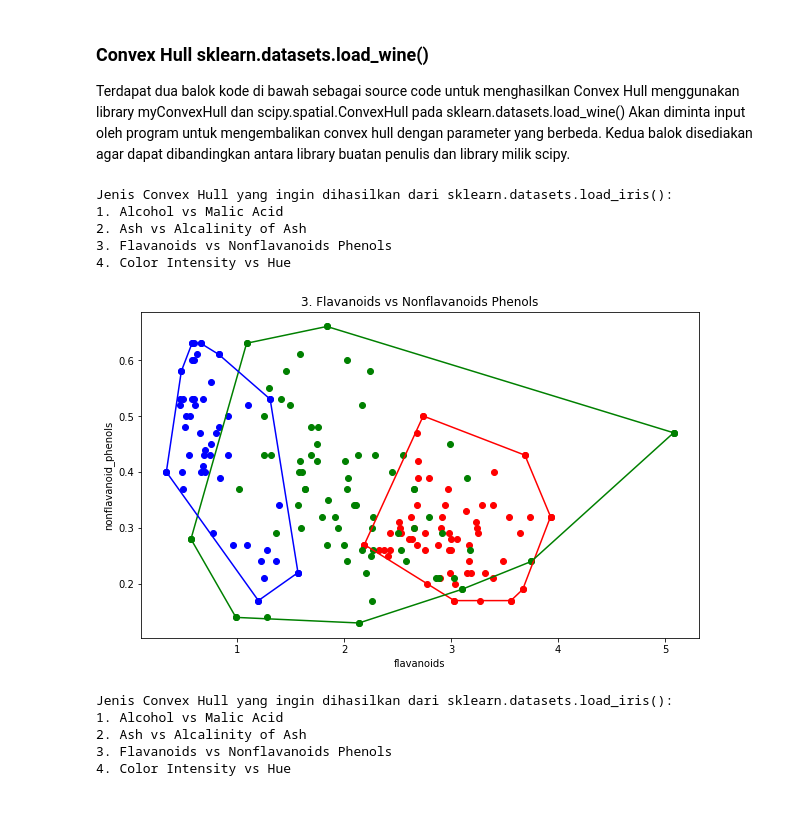
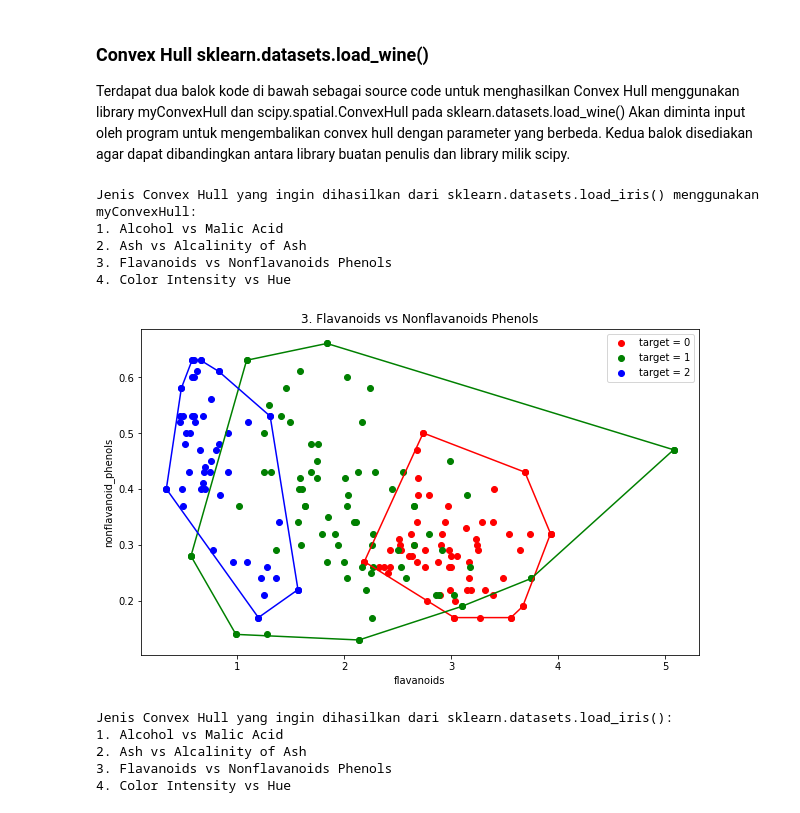
Before and after one commit to LordGedelicious/Convex-Hull-with-Python, a Jupyter notebook: src/main.ipynb, the cells around one changed output. Saved outputs shown, nothing was run; the diff lists cells and outputs as text; code cells hidden in the pictures.

```diff
--- a/src/main.ipynb
+++ b/src/main.ipynb
@@ -212,28 +212,30 @@ while not isValidated:
         column2 = 3
         isValidated = True
 
-plt.figure(figsize = (10, 6))
+fig, ax = plt.subplots(figsize = (10, 6))
 colors = ['r', 'g', 'b']
 
-plt.title(chosenTitle)
+ax.set_title(chosenTitle)
 
 data = datasets.load_iris()
 df = pd.DataFrame(data.data, columns = data.feature_names)
 df['Target'] = pd.DataFrame(data.target)
 
-plt.xlabel(data.feature_names[column1])
-plt.ylabel(data.feature_names[column2])
+ax.set_xlabel(data.feature_names[column1])
+ax.set_ylabel(data.feature_names[column2])
 
-for i in range(len(data.target_names)): # tadi diedit dari length(data.target_names)
+for i in range(len(data.target_names)):
+    legend = "target = " + str(i)
     bucket = df[df['Target'] == i].iloc[:, [column1, column2]].values
     up, down, all = myConvexHull(bucket)
     hullDown = createListForPlot(down)
-    plt.scatter(hullDown[0], hullDown[1], color = colors[i])
-    plt.plot(hullDown[0], hullDown[1], color = colors[i])
+    ax.scatter(hullDown[0], hullDown[1], color = colors[i])
+    ax.plot(hullDown[0], hullDown[1], color = colors[i])
     hullUp = createListForPlot(up)
-    plt.scatter(hullUp[0], hullUp[1], color = colors[i])
-    plt.plot(hullUp[0], hullUp[1], color = colors[i])
+    ax.scatter(hullUp[0], hullUp[1], color = colors[i])
+    ax.plot(hullUp[0], hullUp[1], color = colors[i])
     listAll = createListForPlot(all)
-    plt.scatter(listAll[0], listAll[1], color = colors[i])
+    ax.scatter(listAll[0], listAll[1], color = colors[i], label = legend)
+    ax.legend()
 plt.show()
 # %% [output]
@@ -322,44 +324,46 @@ while not isValidated:
         chosenTitle = title3
         column1 = 6
         column2 = 7
         isValidated = True
     elif query == 4:
         chosenTitle = title4
         column1 = 9
         column2 = 10
         isValidated = True
 
-plt.figure(figsize = (10, 6))
+fig, ax = plt.subplots(figsize = (10, 6))
 colors = ['r', 'g', 'b', 'c', 'm', 'y', 'k']
 
-plt.title(chosenTitle)
+ax.set_title(chosenTitle)
 
 data = datasets.load_wine(as_frame=True)
 df = pd.DataFrame(data.data, columns = data.feature_names)
 df['Target'] = pd.DataFrame(data.target)
 
-plt.xlabel(data.feature_names[column1])
-plt.ylabel(data.feature_names[column2])
+ax.set_xlabel(data.feature_names[column1])
+ax.set_ylabel(data.feature_names[column2])
 
 for i in range(len(data.target_names)):
+    legend = "target = " + str(i)
     bucket = df[df['Target'] == i].iloc[:, [column1, column2]].values
     up, down, all = myConvexHull(bucket)
     hullDown = createListForPlot(down)
-    plt.scatter(hullDown[0], hullDown[1], color = colors[i])
-    plt.plot(hullDown[0], hullDown[1], color = colors[i])
+    ax.scatter(hullDown[0], hullDown[1], color = colors[i])
+    ax.plot(hullDown[0], hullDown[1], color = colors[i])
     hullUp = createListForPlot(up)
-    plt.scatter(hullUp[0], hullUp[1], color = colors[i])
-    plt.plot(hullUp[0], hullUp[1], color = colors[i])
+    ax.scatter(hullUp[0], hullUp[1], color = colors[i])
+    ax.plot(hullUp[0], hullUp[1], color = colors[i])
     listAll = createListForPlot(all)
-    plt.scatter(listAll[0], listAll[1], color = colors[i])
+    ax.scatter(listAll[0], listAll[1], color = colors[i], label = legend)
+    ax.legend()
 plt.show()
 # %% [output]
-Jenis Convex Hull yang ingin dihasilkan dari sklearn.datasets.load_iris():
+Jenis Convex Hull yang ingin dihasilkan dari sklearn.datasets.load_iris() menggunakan myConvexHull:
 1. Alcohol vs Malic Acid
 2. Ash vs Alcalinity of Ash
 3. Flavanoids vs Nonflavanoids Phenols
 4. Color Intensity vs Hue
-[figure, old version]
+[figure, new version]
 # %%
 title1 = "1. Alcohol vs Malic Acid"
 title2 = "2. Ash vs Alcalinity of Ash"
```
Also changed, not shown: parts of 2 cells of this notebook.
